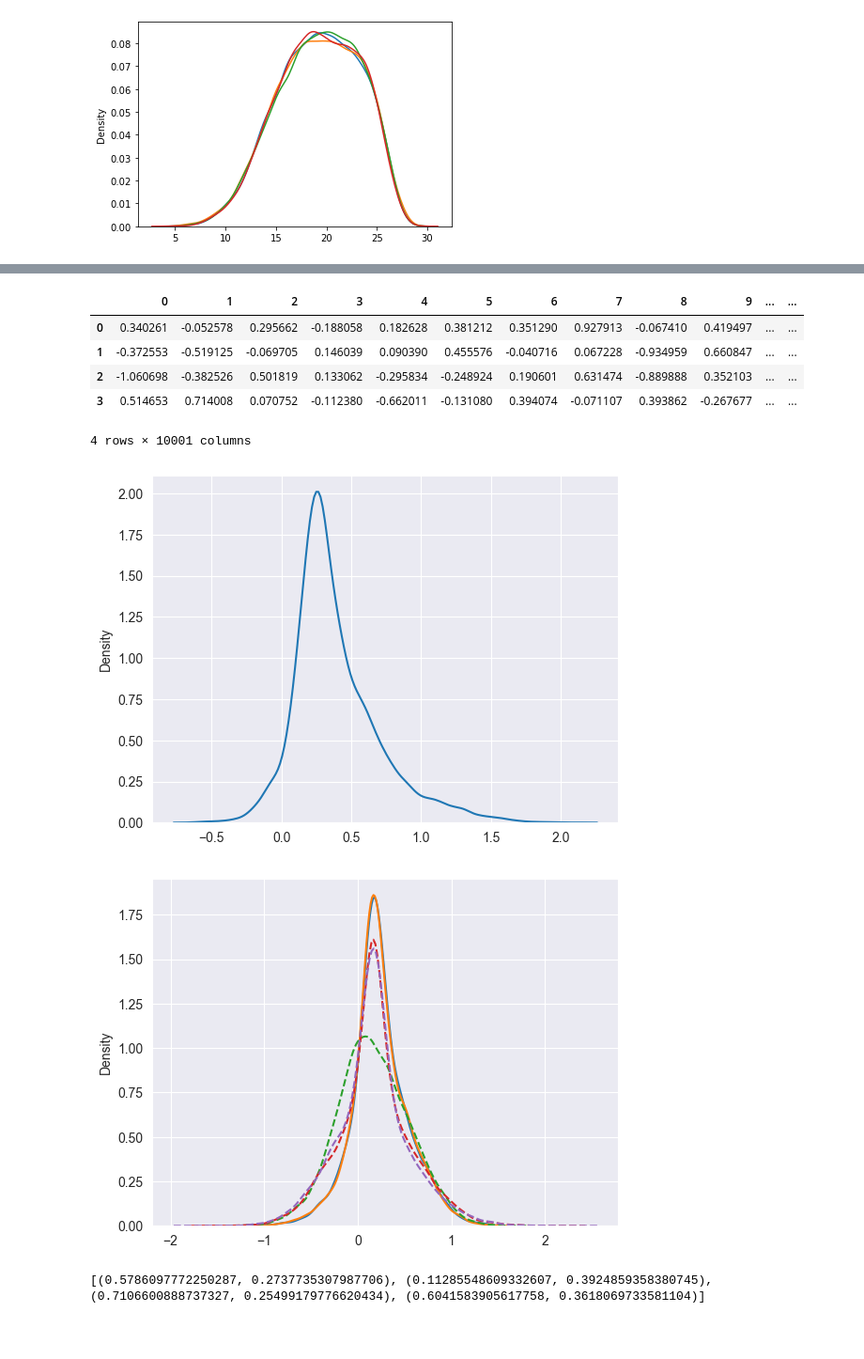
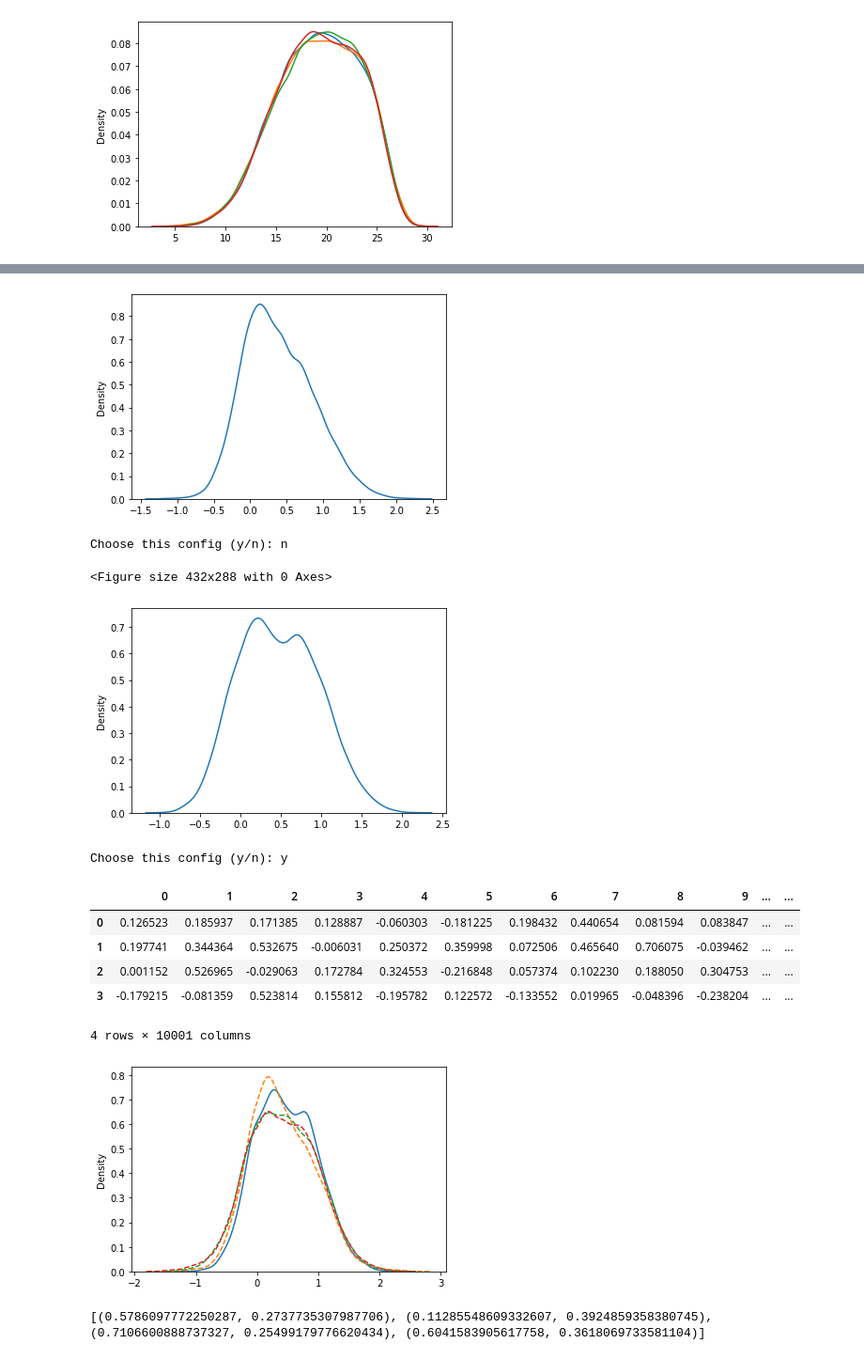
Before and after one commit to hungpham13/Distributed-data-discretization, a Jupyter notebook: data/Data-preparation.ipynb, the cells around one changed output, grey strips where cells are left out. Shown at 94% size. Drawn from its saved outputs; the diff is of its cells as text; code cells hidden in the pictures; blank space fills up the shorter version.

```diff
--- a/data/Data-preparation.ipynb
+++ b/data/Data-preparation.ipynb
@@ -143,16 +169,20 @@ sns.kdeplot(data2021[100])
 # %%
 from gen_data import generate_data
-data = generate_data(num_true=1, num_false=3, bin_num = 4)
+data = generate_data(num_true=1, num_false=3, bin_num = 5)
 data
 # %% [output]
+[figure, new version]
+Choose this config (y/n): n
+<Figure size 432x288 with 0 Axes>
+[figure, new version]
+Choose this config (y/n): y
 |  | 0 | 1 | 2 | 3 | 4 | 5 | 6 | 7 | 8 | 9 | ... | ... |
-| 0 | 0.340261 | -0.052578 | 0.295662 | -0.188058 | 0.182628 | 0.381212 | 0.351290 | 0.927913 | -0.067410 | 0.419497 | ... | ... |
-| 1 | -0.372553 | -0.519125 | -0.069705 | 0.146039 | 0.090390 | 0.455576 | -0.040716 | 0.067228 | -0.934959 | 0.660847 | ... | ... |
-| 2 | -1.060698 | -0.382526 | 0.501819 | 0.133062 | -0.295834 | -0.248924 | 0.190601 | 0.631474 | -0.889888 | 0.352103 | ... | ... |
-| 3 | 0.514653 | 0.714008 | 0.070752 | -0.112380 | -0.662011 | -0.131080 | 0.394074 | -0.071107 | 0.393862 | -0.267677 | ... | ... |
+| 0 | 0.126523 | 0.185937 | 0.171385 | 0.128887 | -0.060303 | -0.181225 | 0.198432 | 0.440654 | 0.081594 | 0.083847 | ... | ... |
+| 1 | 0.197741 | 0.344364 | 0.532675 | -0.006031 | 0.250372 | 0.359998 | 0.072506 | 0.465640 | 0.706075 | -0.039462 | ... | ... |
+| 2 | 0.001152 | 0.526965 | -0.029063 | 0.172784 | 0.324553 | -0.216848 | 0.057374 | 0.102230 | 0.188050 | 0.304753 | ... | ... |
+| 3 | -0.179215 | -0.081359 | 0.523814 | 0.155812 | -0.195782 | 0.122572 | -0.133552 | 0.019965 | -0.048396 | -0.238204 | ... | ... |
-4 rows × 10001 columns
-[figure, old version]
-[figure, old version]
+4 rows × 10001 columns
+[figure, added]
 # %%
 print(config)
 modify_config(config)
```
Also changed, not shown: parts of 3 cells of this notebook.
